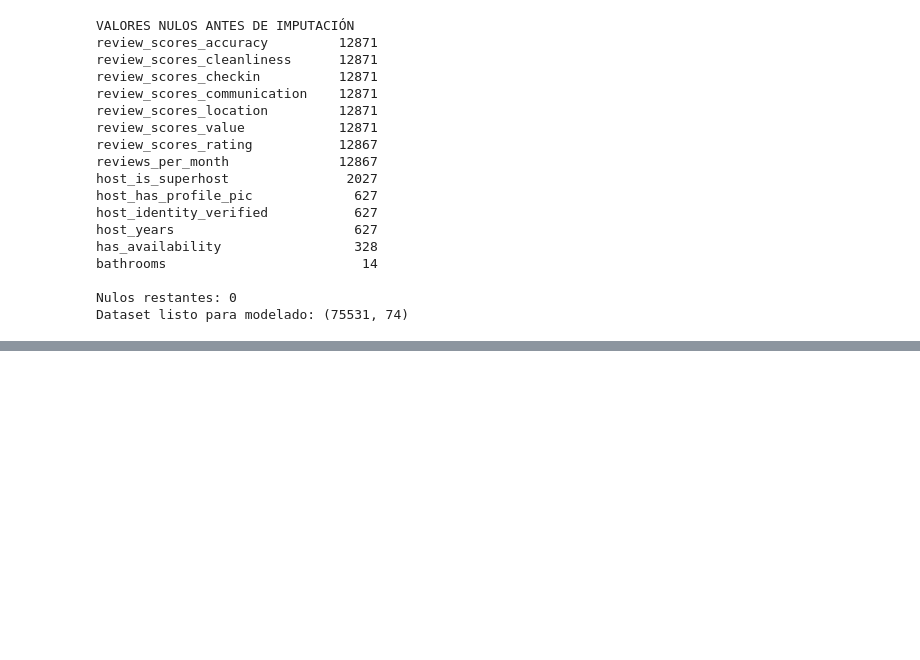
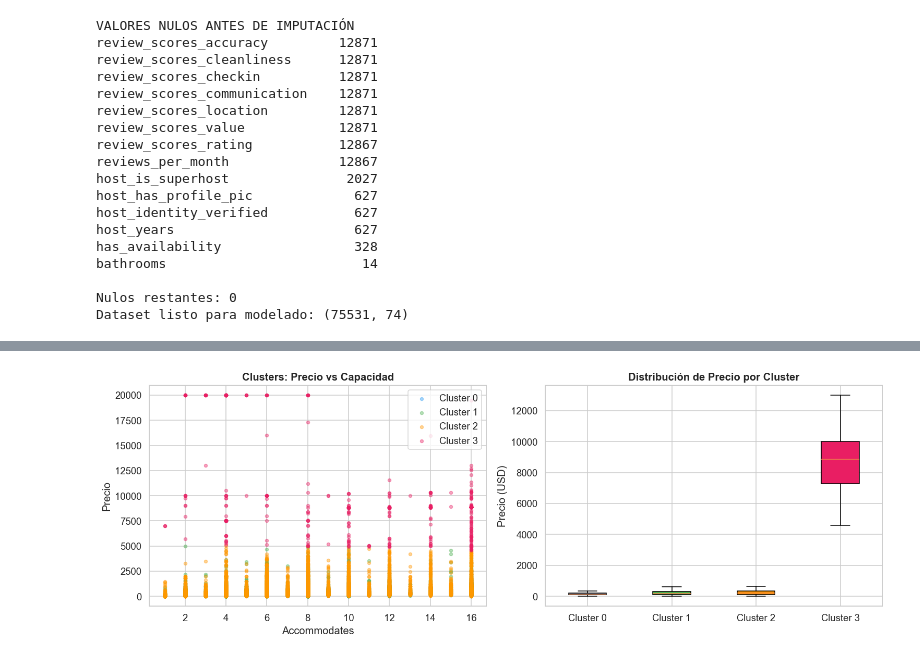
Before and after one commit to Branuvg/lab4_mineria, a Jupyter notebook: lab4.ipynb, the cells around one changed output, grey strips where cells are left out. Cells and saved outputs as stored; diff of their text form; code cells hidden in the pictures; blank space fills up the shorter version.

```diff
--- a/lab4.ipynb
+++ b/lab4.ipynb
@@ -555,0 +599,14 @@ Dataset listo para modelado: (75531, 74)
+# %%
+# 4.3 Entrenamiento K-Means con K=4
+OPTIMAL_K = 4
+kmeans = KMeans(n_clusters=OPTIMAL_K, random_state=42, n_init=10)
+df_encoded['cluster'] = kmeans.fit_predict(X_cluster_scaled)
+df['cluster']         = df_encoded['cluster'].values   # también en df original
+
+# Descripción de cada cluster
+cluster_profile = df.groupby('cluster')[cluster_vars].median().round(2)
+cluster_sizes   = df['cluster'].value_counts().sort_index().rename('n_propiedades')
+cluster_profile.insert(0, 'n_propiedades', cluster_sizes)
+
+print("PERFIL DE CLUSTERS (medianas)")
+print(cluster_profile.to_string())
@@ -555,0 +621,30 @@ Dataset listo para modelado: (75531, 74)
+# %%
+# 4.4 Visualización de clusters
+fig, axes = plt.subplots(1, 2, figsize=(14, 5))
+
+colors = ['#2196F3', '#4CAF50', '#FF9800', '#E91E63']
+labels = [f'Cluster {i}' for i in range(OPTIMAL_K)]
+
+# Scatter: precio vs accommodates
+for i in range(OPTIMAL_K):
+    mask = df_encoded['cluster'] == i
+    axes[0].scatter(df_encoded.loc[mask, 'accommodates'],
+                    df_encoded.loc[mask, 'price'],
+                    c=colors[i], label=labels[i], alpha=0.4, s=15)
+axes[0].set_xlabel('Accommodates')
+axes[0].set_ylabel('Precio')
+axes[0].set_title('Clusters: Precio vs Capacidad', fontweight='bold')
+axes[0].legend()
+
+# Boxplot de precio por cluster
+data_box = [df_encoded.loc[df_encoded['cluster'] == i, 'price'].values for i in range(OPTIMAL_K)]
+bp = axes[1].boxplot(data_box, labels=labels, patch_artist=True, showfliers=False)
+for patch, color in zip(bp['boxes'], colors):
+    patch.set_facecolor(color)
+axes[1].set_title('Distribución de Precio por Cluster', fontweight='bold')
+axes[1].set_ylabel('Precio (USD)')
+
+plt.tight_layout()
+plt.show()
+# %% [output]
+[figure, added]
```
Also changed, not shown: parts of 5 cells of this notebook.
